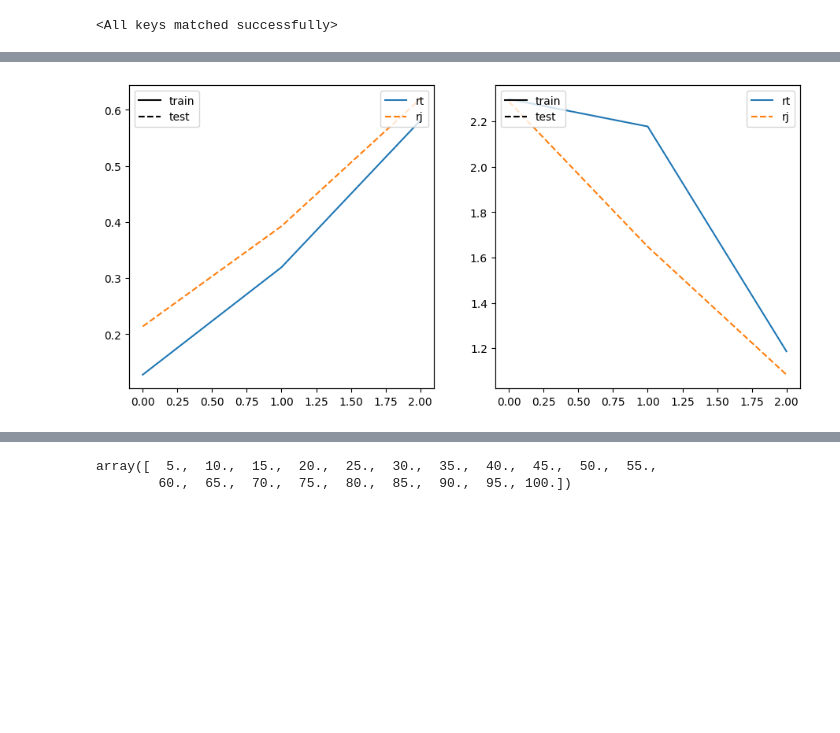
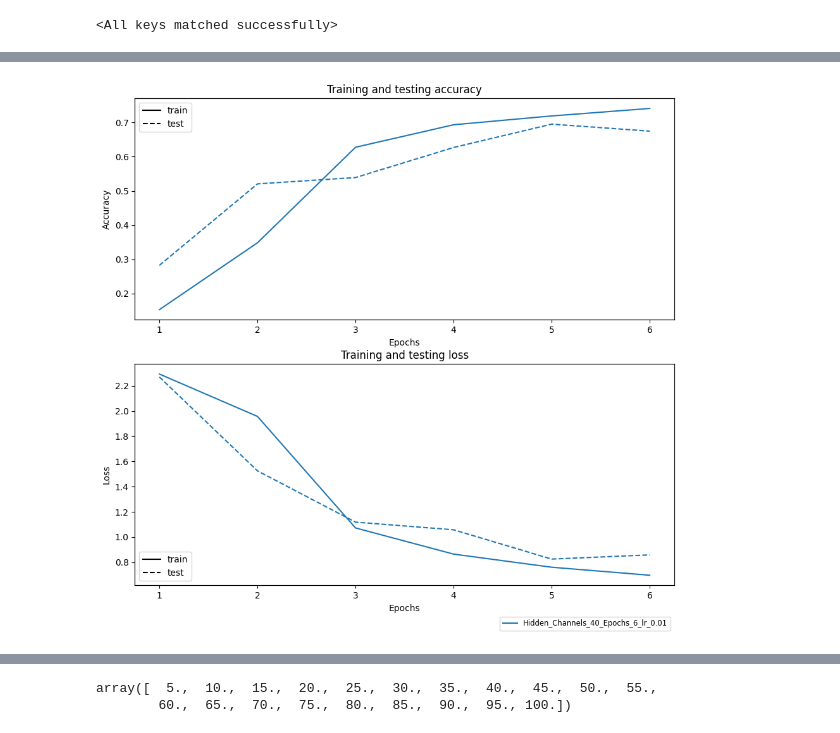
Before and after one commit to Oriol23/CNN-classification, a Jupyter notebook: notebooks/testnotebook.ipynb, the cells around one changed output, grey strips where cells are left out. Cells and saved outputs as stored; diff of their text form; code cells hidden in the pictures; blank space fills up the shorter version.

Commit message:
Added a function to plot results

```diff
--- a/notebooks/testnotebook.ipynb
+++ b/notebooks/testnotebook.ipynb
@@ -385,44 +379,68 @@ for n,combination in enumerate(hp_combinations):
 # %%
+#exp name and model name an extra are variables, not input arguments for retrieve,
+# because I need them for plot too :)
+#the retrieve has the filter for experiment_name, model_name, extra
+#the plot has no filter because it is hard :-: maybe in the future
+#If you specified an argument in the retrieve it wont show in the label, so
+#add it to the title when plotting.
+
+
 import matplotlib.pyplot as plt
 import pandas as pd
 from utils.config import RESULTS_DIRECTORY
 import numpy as np
 from utils.helpers import retrieve_results
-resdf = retrieve_results(experiment_name="Test_dataframe",model_name="TinyVGG_1",
-                         extra="Hidden_Channels_40_Epochs_3_lr_0.01")
-#resdf.set_index("Epoch #",inplace=True)
-resdf.head()
+import itertools
 
-names = ["rt","rj"]#,"rd","rh"]
+resdf = retrieve_results(experiment_name="Test_plots",model_name="TinyVGG_1",extra="Hidden_Channels_40_Epochs_6_lr_0.01")
 
-fig,ax = plt.subplots(1,2,figsize=(11,5))
-ax[0].plot(resdf[["Epoch #"]],resdf[["train_acc"]],'-')
-ax[0].plot(resdf[["Epoch #"]],resdf[["test_acc"]],'--')
-ax[1].plot(resdf[["Epoch #"]],resdf[["train_loss"]],'-')
-ax[1].plot(resdf[["Epoch #"]],resdf[["test_loss"]],'--')
+names = iter(resdf["Label"].unique()) # 1 label per feather file
+colors = plt.rcParams['axes.prop_cycle'].by_key()['color']
+color_cycle = itertools.cycle(colors)
 
-ax2 = ax[0].twinx()
+fig,ax = plt.subplots(2,1,figsize=(11,10))
 
-lines = ax[0].get_lines()
-ax[0].legend(labels=names,loc=1)
+ax0 = ax[0].twinx()
+ax0.get_yaxis().set_visible(False)
+ax0.get_xaxis().set_visible(False)
+ax1 = ax[1].twinx()
+ax1.get_yaxis().set_visible(False)
+ax1.get_xaxis().set_visible(False)
+
+ax[0].set_title("Training and testing accuracy")
+ax[1].set_title("Training and testing loss")
+
+ax[0].set_ylabel("Accuracy")
+ax[1].set_ylabel("Loss")
+ax[0].set_xlabel("Epochs")
+ax[1].set_xlabel("Epochs")
+
+#for dataframe in ...########################################################################
+
+col = next(color_cycle)
+name = next(names)
+
+ax[0].plot(resdf[["Epoch #"]],resdf[["train_acc"]],'-',color=col,label=name)
+ax[0].plot(resdf[["Epoch #"]],resdf[["test_acc"]],'--',color=col)
+
+ax[1].plot(resdf[["Epoch #"]],resdf[["train_loss"]],'-',color=col,label=name)
+ax[1].plot(resdf[["Epoch #"]],resdf[["test_loss"]],'--',color=col)
+
+ax[1].legend(loc=1,fontsize="small",bbox_to_anchor=(1, -0.125)) # Legend for colors in loss
+
+#out of the for##############################################################################
 
 
-ax2.get_yaxis().set_visible(False)
-ax2.plot(np.nan,np.nan,'-',label="train",color ='black') #train
-ax2.plot(np.nan,np.nan,'--',label="test",color='black') #test
-ax2.legend(loc=2)#,fontsize="xx-large",bbox_to_anchor=(0.5, 0.0))
+ax0.plot(np.nan,np.nan,'-',label="train",color ='black')
+ax0.plot(np.nan,np.nan,'--',label="test",color='black')
+ax0.legend(loc=2) # Legend for train test in acc
 
-ax3 = ax[1].twinx()
+ax1.plot(np.nan,np.nan,'-',label="train",color ='black')
+ax1.plot(np.nan,np.nan,'--',label="test",color='black')
+ax1.legend(loc=3) # Legend for train test in loss
 
-lines = ax[1].get_lines()
-ax[1].legend(labels=names,loc=1)
-
-
-ax3.get_yaxis().set_visible(False)
-ax3.plot(np.nan,np.nan,'-',label="train",color ='black') #train
-ax3.plot(np.nan,np.nan,'--',label="test",color='black') #test
-ax3.legend(loc=2)#,fontsize="xx-large",bbox_to_anchor=(0.5, 0.0))
+#fig.legend(loc="center")
 
 plt.show()
 # %% [output]
-[figure, old version]
+[figure, new version]
```
Also changed, not shown: parts of 10 cells of this notebook, 2 other files.
